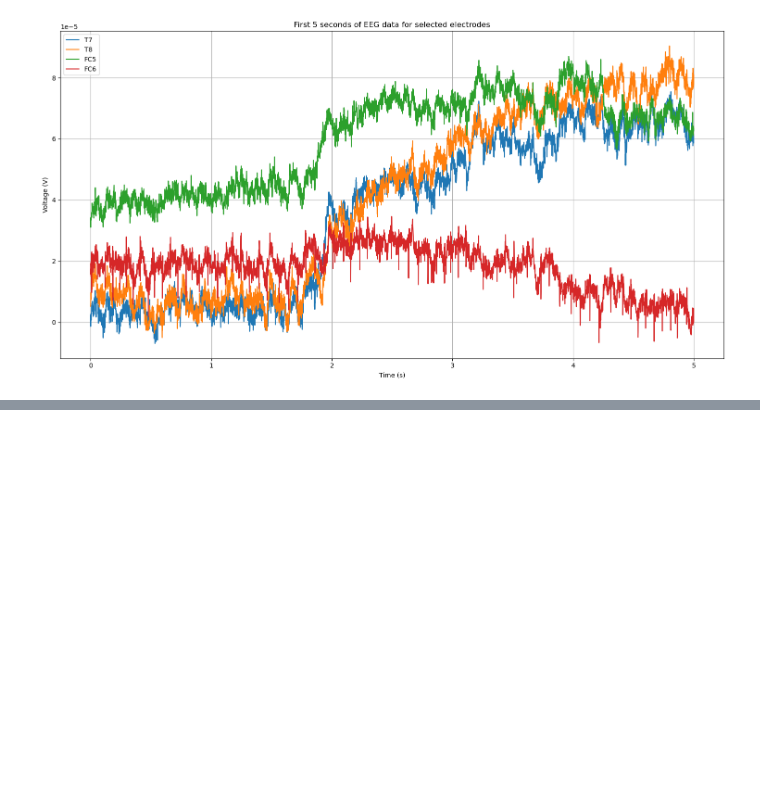
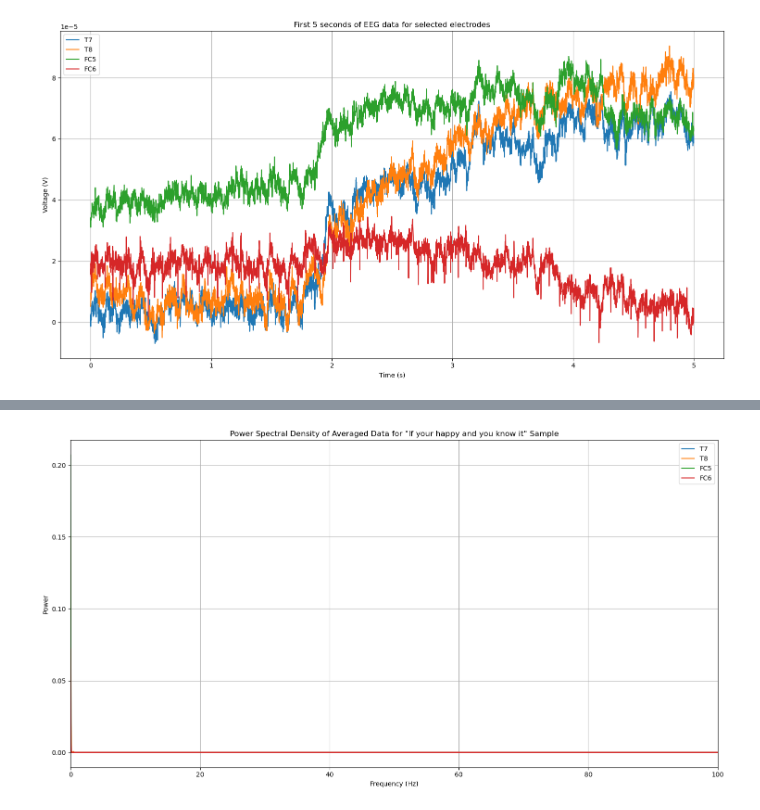
Before and after one commit to gregoryweber/cogs-118c-song-familiarity, a Jupyter notebook: main.ipynb, the cells around one changed output, grey strips where cells are left out. Cells and saved outputs as stored; diff of their text form; code cells hidden in the pictures; blank space fills up the shorter version.

```diff
--- a/main.ipynb
+++ b/main.ipynb
@@ -118,0 +184,21 @@ plt.tight_layout()
+# %%
+# Plot the spectral density of the averaged data for the "if your happy and you know it" sample
+
+frequencies = np.fft.fftfreq(15000, 1/1000)
+fft_data = np.fft.fft(average_data)
+fft_data = np.abs(fft_data)**2
+
+plt.figure(figsize=(15, 8))
+plt.plot(frequencies, fft_data[0], label='T7')
+plt.plot(frequencies, fft_data[1], label='T8')
+plt.plot(frequencies, fft_data[2], label='FC5')
+plt.plot(frequencies, fft_data[3], label='FC6')
+plt.xlabel('Frequency (Hz)')
+plt.xlim(0, 100)
+plt.ylabel('Power')
+plt.title('Power Spectral Density of Averaged Data for "If your happy and you know it" Sample')
+plt.grid(True)
+plt.legend()
+plt.tight_layout()
+# %% [output]
+[figure, added]
```
Also changed, not shown: parts of 7 cells of this notebook, 10 other files.
